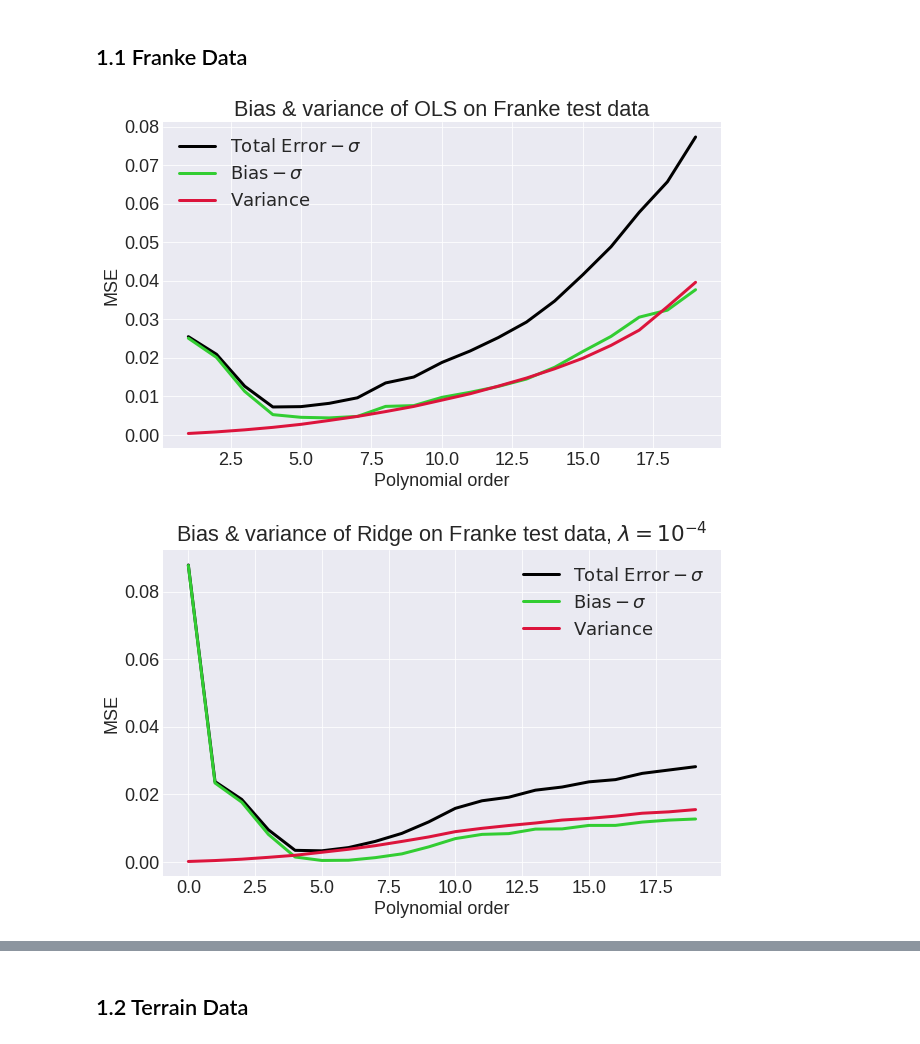
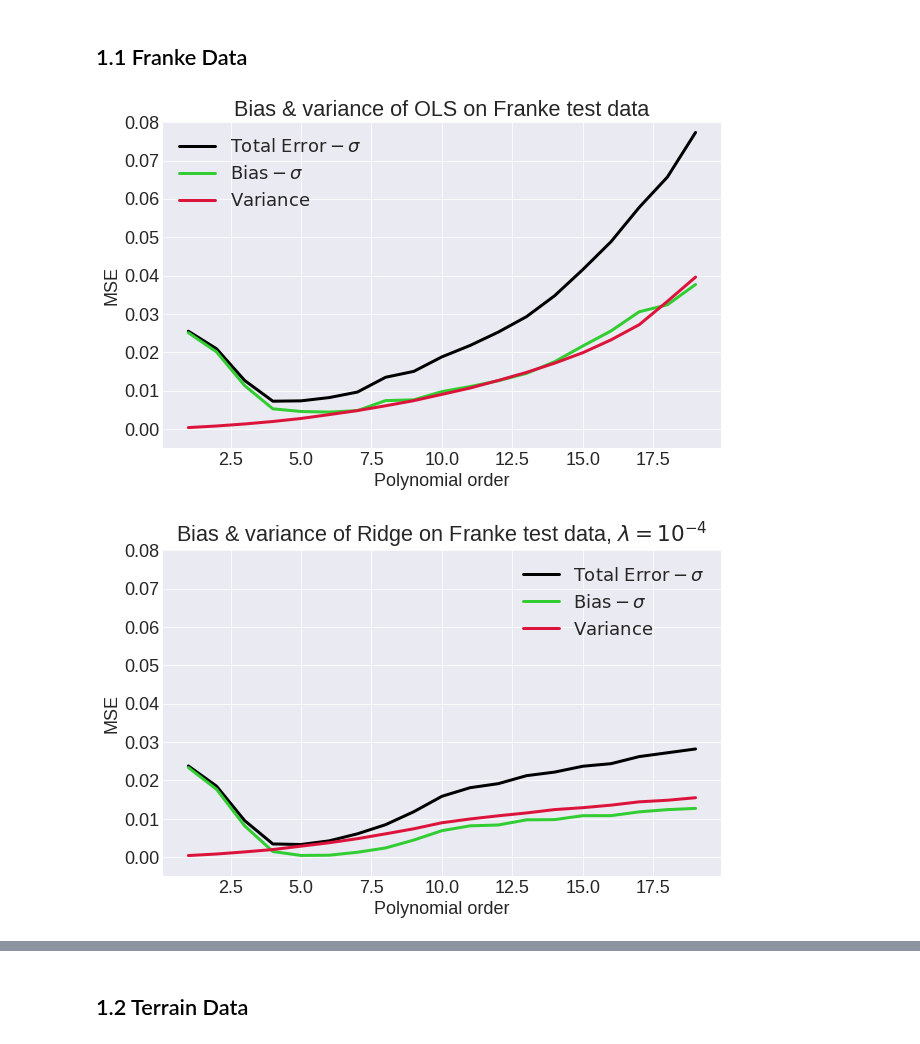
Before and after one commit to asdfbat/FYS-STK4155, a Jupyter notebook: Project1/src/BiasVariance_Bootstrap.ipynb, the cells around one changed output, grey strips where cells are left out. Cells and saved outputs as stored; diff of their text form; code cells hidden in the pictures.

```diff
--- a/Project1/src/BiasVariance_Bootstrap.ipynb
+++ b/Project1/src/BiasVariance_Bootstrap.ipynb
@@ -125,22 +125,24 @@ plt.plot(poly_orders, var_list_OLS, label="$\mathrm{Variance}$", c="crimson")
 plt.xlabel("Polynomial order")
 plt.ylabel("MSE")
 plt.title("Bias & variance of OLS on Franke test data")
+plt.ylim(-0.005, 0.08)
 plt.legend()
 plt.savefig("../figs/BV_bootstrap_Franke_OLS.pdf", bbox_inches="tight");
 # %% [output]
-[figure, old version]
+[figure, new version]
 # %%
 plt.figure(figsize=(10,6))
 plt.plot(poly_orders, error_list_Ridge4-1, label="$\mathrm{Total\ Error} - \sigma$", c="black")
 plt.plot(poly_orders, bias_list_Ridge4-1, label="$\mathrm{Bias} - \sigma$", c="limegreen")
 plt.plot(poly_orders, var_list_Ridge4, label="$\mathrm{Variance}$", c="crimson")
 plt.xlabel("Polynomial order")
 plt.ylabel("MSE")
 plt.title("Bias & variance of Ridge on Franke test data, $\lambda=10^{-4}$")
+plt.ylim(-0.005, 0.08)
 plt.legend()
 plt.savefig("../figs/BV_bootstrap_Franke_Ridge.pdf", bbox_inches="tight");
 # %% [output]
-[figure, old version]
+[figure, new version]
 # %%
 plt.figure(figsize=(10,6))
 plt.plot(poly_orders, error_list_Lasso4-1, label="$\mathrm{Total\ Error} - \sigma$", c="black")
```
Also changed, not shown: parts of 6 cells of this notebook, 2 other files.
